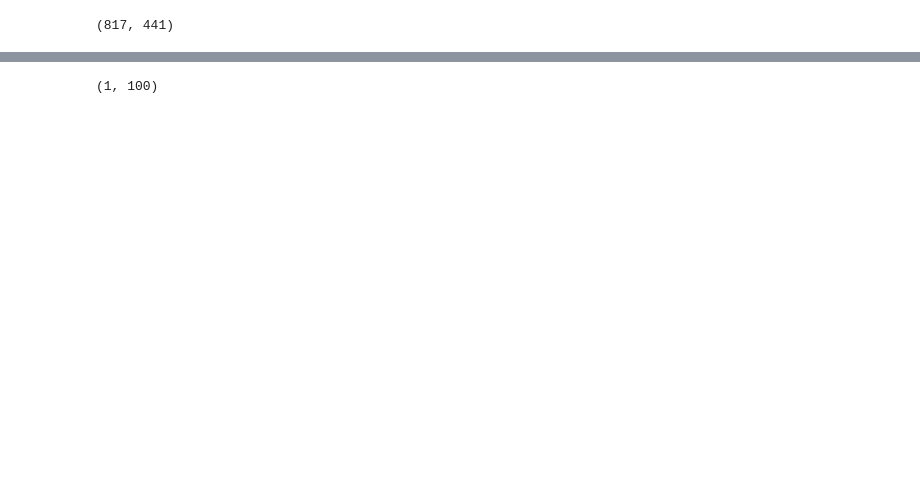
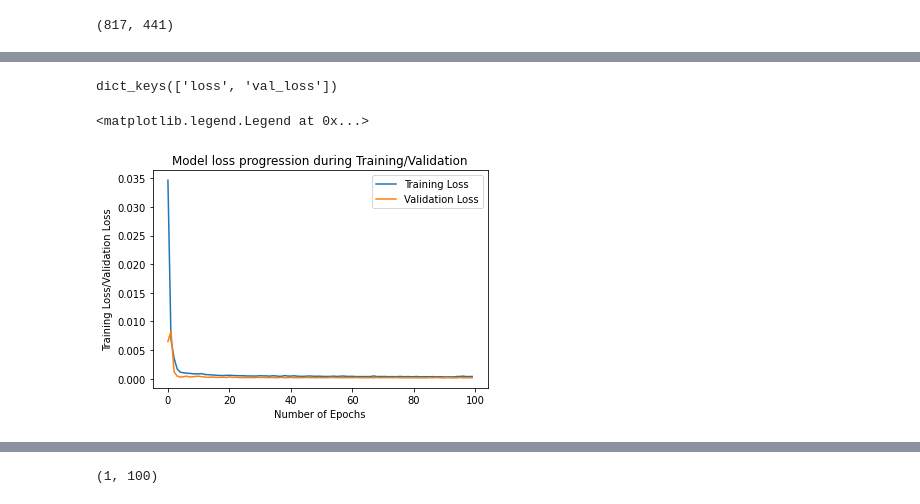
Before and after one commit to soumo40/Stock-Prediction-using-LSTM, a Jupyter notebook: LSTM stock prediction.ipynb, the cells around one changed output, grey strips where cells are left out. Cells and saved outputs as stored; diff of their text form; code cells hidden in the pictures; blank space fills up the shorter version.

```diff
--- a/LSTM stock prediction.ipynb
+++ b/LSTM stock prediction.ipynb
@@ -162,3 +178,17 @@ Epoch 100/100
+# %%
+epochs_hist.history.keys()
+# %% [output]
+dict_keys(['loss', 'val_loss'])
+# %%
+plt.plot(epochs_hist.history['loss'])
+plt.plot(epochs_hist.history['val_loss'])
+plt.title('Model loss progression during Training/Validation')
+plt.ylabel('Training Loss/Validation Loss')
+plt.xlabel('Number of Epochs')
+plt.legend(['Training Loss', 'Validation Loss'])
+# %% [output]
+<matplotlib.legend.Legend at 0x...>
+[figure, added]
 # %%
 train_predictions = model.predict(X_train).flatten()
 train_results = pd.DataFrame(data={'Train Predictions':train_predictions, 'Actuals':y_train})
```
Also changed, not shown: parts of 18 cells of this notebook.
